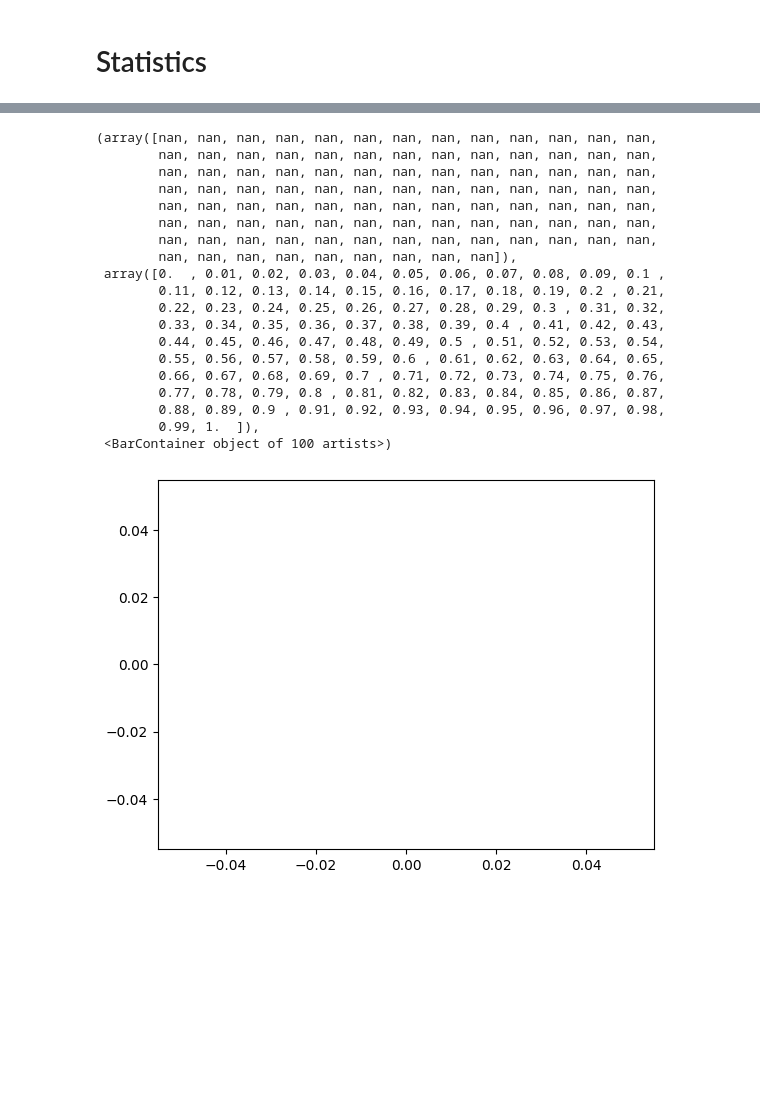
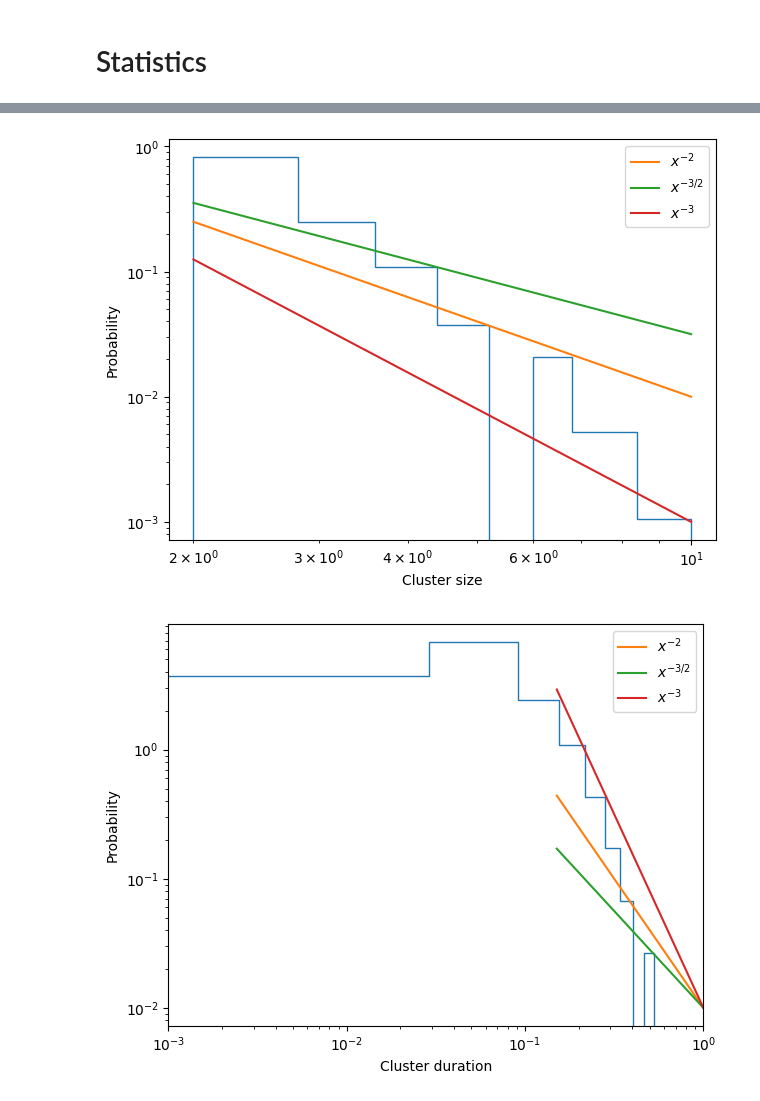
Before and after one commit to RivasAntonio/TFM, a Jupyter notebook: Códigos/Hawkes/Pruebas_modelo.ipynb, the cells around one changed output, grey strips where cells are left out. Cells and saved outputs as stored; diff of their text form; code cells hidden in the pictures; blank space fills up the shorter version.

```diff
--- a/Códigos/Hawkes/Pruebas_modelo.ipynb
+++ b/Códigos/Hawkes/Pruebas_modelo.ipynb
@@ -3,7 +3,7 @@ import numpy as np
 import matplotlib.pyplot as plt
 from funciones import *
 # %%
-nmax = 10**3
+nmax = 10**4
 N = 1000 # number of neurons
 N_E = 800 # number of excitatory neurons
 N_I = 200 # number of inhibitory neurons
@@ -69,29 +75,41 @@ plt.tight_layout()
 # %%
 delta = 10**-1
 clusters = identify_clusters(t_E, delta)
 cluster_sizes = [len(cluster) for cluster in clusters]
 cluster_times = [cluster[-1] - cluster[0] for cluster in clusters]
 
-
-plt.hist(cluster_sizes, bins = 100, density = True)
+plt.hist(cluster_sizes, density = True, histtype= 'step')
+plt.xscale('log')
+plt.yscale('log')
+x = np.linspace(2, 10, 100)
+y = x**-2
+y_2 = x**(-3/2)
+y_3 = x**(-3)
+plt.plot(x, y, label = '$x^{-2}$')
+plt.plot(x, y_2, label = '$x^{-3/2}$')
+plt.plot(x, y_3, label = '$x^{-3}$')
+plt.xlabel('Cluster size')
+plt.ylabel('Probability')
+plt.legend()
+plt.tight_layout()
 # %% [output]
-(array([nan, nan, nan, nan, nan, nan, nan, nan, nan, nan, nan, nan, nan,
-        nan, nan, nan, nan, nan, nan, nan, nan, nan, nan, nan, nan, nan,
-        nan, nan, nan, nan, nan, nan, nan, nan, nan, nan, nan, nan, nan,
-        nan, nan, nan, nan, nan, nan, nan, nan, nan, nan, nan, nan, nan,
-        nan, nan, nan, nan, nan, nan, nan, nan, nan, nan, nan, nan, nan,
-        nan, nan, nan, nan, nan, nan, nan, nan, nan, nan, nan, nan, nan,
-        nan, nan, nan, nan, nan, nan, nan, nan, nan, nan, nan, nan, nan,
-        nan, nan, nan, nan, nan, nan, nan, nan, nan]),
- array([0.  , 0.01, 0.02, 0.03, 0.04, 0.05, 0.06, 0.07, 0.08, 0.09, 0.1 ,
-        0.11, 0.12, 0.13, 0.14, 0.15, 0.16, 0.17, 0.18, 0.19, 0.2 , 0.21,
-        0.22, 0.23, 0.24, 0.25, 0.26, 0.27, 0.28, 0.29, 0.3 , 0.31, 0.32,
-        0.33, 0.34, 0.35, 0.36, 0.37, 0.38, 0.39, 0.4 , 0.41, 0.42, 0.43,
-        0.44, 0.45, 0.46, 0.47, 0.48, 0.49, 0.5 , 0.51, 0.52, 0.53, 0.54,
-        0.55, 0.56, 0.57, 0.58, 0.59, 0.6 , 0.61, 0.62, 0.63, 0.64, 0.65,
-        0.66, 0.67, 0.68, 0.69, 0.7 , 0.71, 0.72, 0.73, 0.74, 0.75, 0.76,
-        0.77, 0.78, 0.79, 0.8 , 0.81, 0.82, 0.83, 0.84, 0.85, 0.86, 0.87,
-        0.88, 0.89, 0.9 , 0.91, 0.92, 0.93, 0.94, 0.95, 0.96, 0.97, 0.98,
-        0.99, 1.  ]),
- <BarContainer object of 100 artists>)
-[figure, old version]
+[figure, new version]
+# %%
+plt.hist(cluster_times, density = True, histtype= 'step')
+plt.xscale('log')
+plt.yscale('log')
+x = np.linspace(-10**-3, 1, 100)
+y = x**-2*10**-2
+y_2 = x**(-3/2)*10**-2
+y_3 = x**(-3)*10**-2
+plt.plot(x[15:], y[15:], label = '$x^{-2}$')
+plt.plot(x[15:], y_2[15:], label = '$x^{-3/2}$')
+plt.plot(x[15:], y_3[15:], label = '$x^{-3}$')
+
+plt.xlim(10**-3, 10**0)
+plt.xlabel('Cluster duration')
+plt.ylabel('Probability')
+plt.legend()
+plt.tight_layout()
+# %% [output]
+[figure, added]
```
Also changed, not shown: parts of 4 cells of this notebook, 4 other files.
